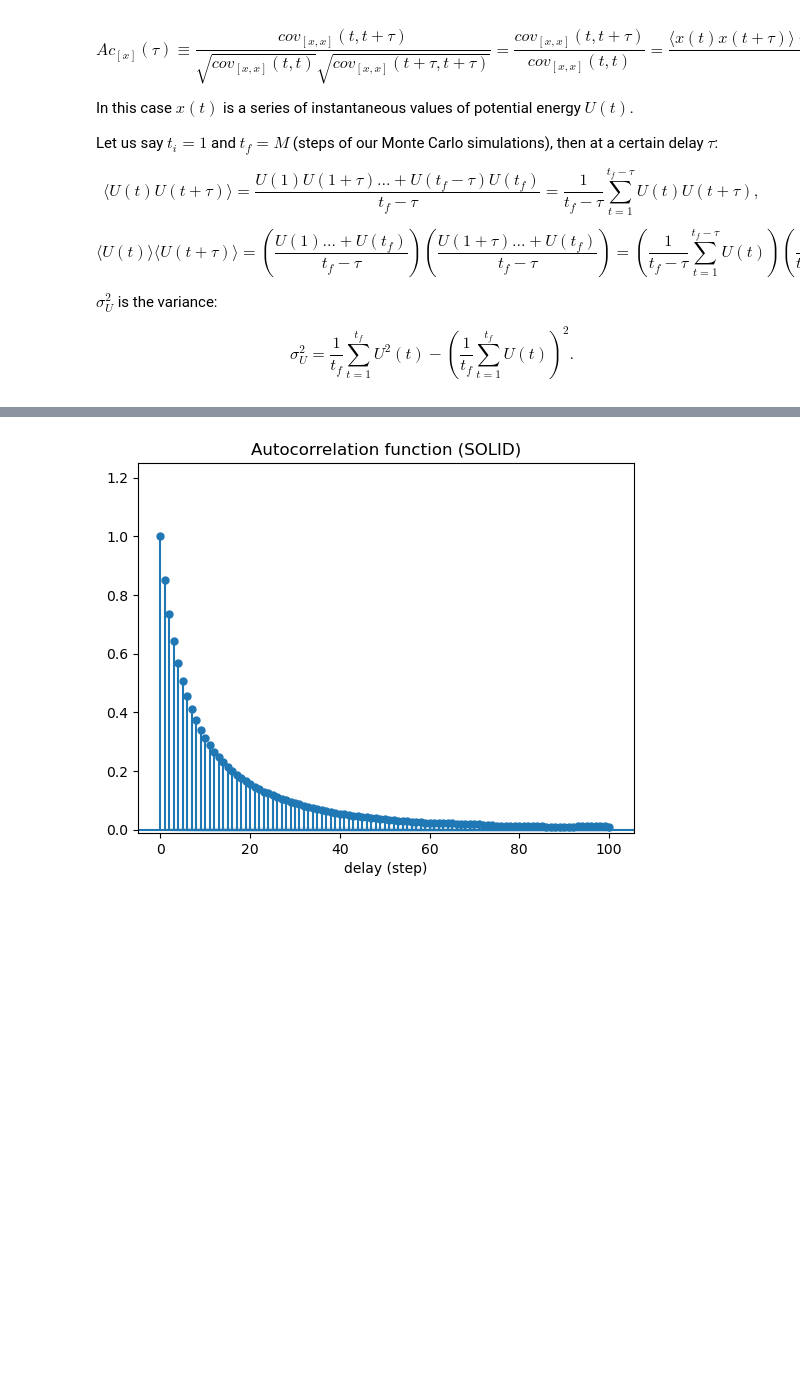
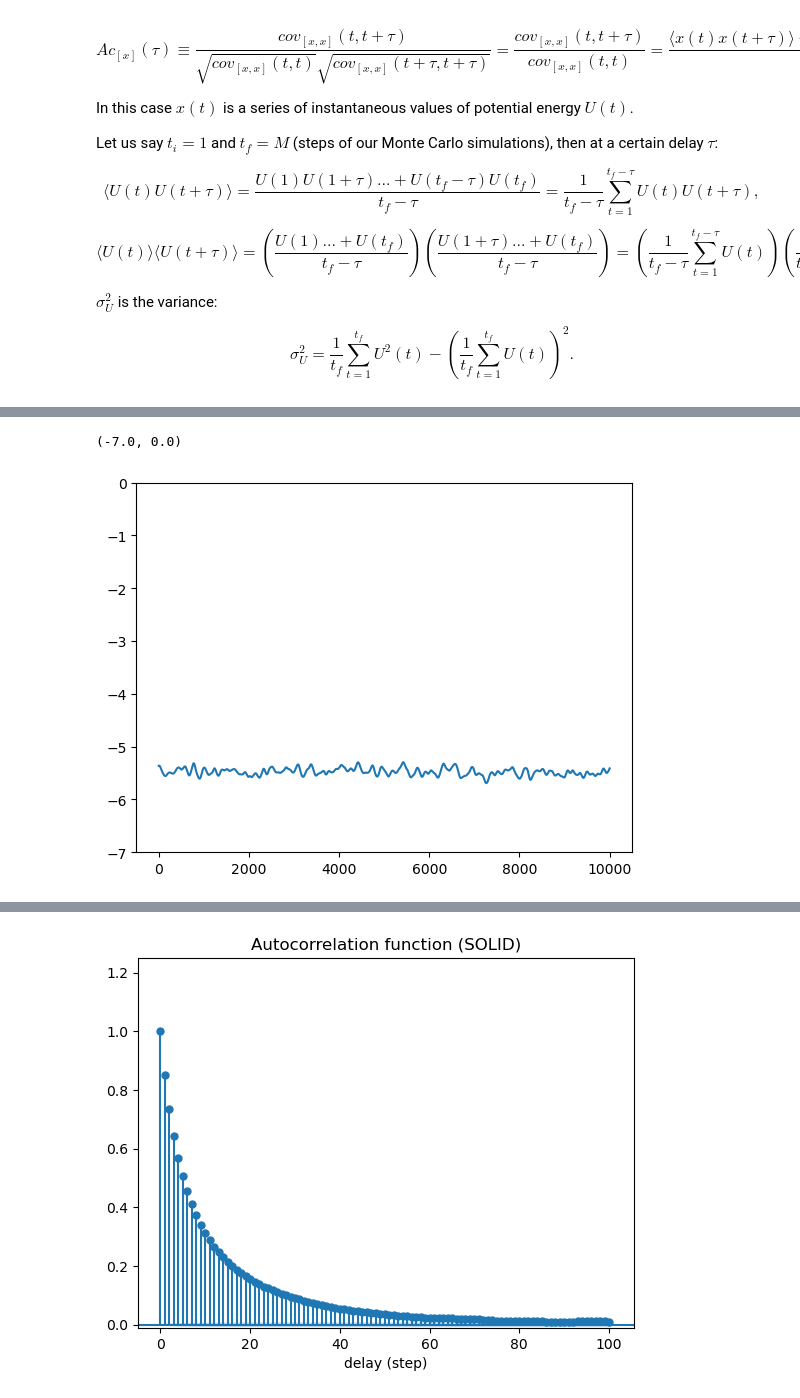
Before and after one commit to edoiannu/LSN_Exercises_Iannucci, a Jupyter notebook: Exercises_07/LSN_Exercises_07.ipynb, the cells around one changed output, grey strips where cells are left out. Drawn from its saved outputs; the diff is of its cells as text; code cells hidden in the pictures; blank space fills up the shorter version.

```diff
--- a/Exercises_07/LSN_Exercises_07.ipynb
+++ b/Exercises_07/LSN_Exercises_07.ipynb
@@ -58,0 +35,71 @@ acf_gas = sm.tsa.acf(pe_gas)
+# %%
+import numpy as np
+import matplotlib.pyplot as plt
+import csv
+
+pe_gas = []
+pe_liquid = []
+pe_solid = []
+
+with open('results/Exercise_07-2/GAS/potential_energy.dat', 'r') as file:
+    import csv
+    reader = csv.reader(file)
+    next(reader, None) # salta la prima riga
+    for list in file:
+        elements = list.split()
+        pe_gas.append(float(elements[1]))
+file.close()
+
+with open('results/Exercise_07-2/LIQUID/potential_energy.dat', 'r') as file:
+    import csv
+    reader = csv.reader(file)
+    next(reader, None) # salta la prima riga
+    for list in file:
+        elements = list.split()
+        pe_liquid.append(float(elements[1]))
+file.close()
+
+with open('results/Exercise_07-2/SOLID/potential_energy.dat', 'r') as file:
+    import csv
+    reader = csv.reader(file)
+    next(reader, None) # salta la prima riga
+    for list in file:
+        elements = list.split()
+        pe_solid.append(float(elements[1]))
+file.close()
+'''
+def autocorrelation(data,tau):
+    var = np.var(data)
+    appo1 = 0
+    appo2 = 0
+    appo3 = 0
+    for i in range(len(data)-tau):
+        appo1 += data[i] * data[i+tau]
+        appo2 += data[i]
+        appo3 += data[i+tau]
+    appo1 /= (len(data)-tau)
+    appo2 /= (len(data)-tau)
+    appo3 /= (len(data)-tau)
+    return (appo1 - appo2 * appo3)/var
+'''
+def autocorrelation(data, max_lag):
+    t_max = len(data)
+    mean = np.mean(data)
+    var = np.var(data)
+    acf = []
+
+    for t in range(max_lag):
+        cov = np.mean([data[tprime] * data[tprime + t] for tprime in range(t_max - t)]) - \
+              np.mean([data[tprime] for tprime in range(t_max - t)]) * \
+              np.mean([data[tprime + t] for tprime in range(t_max - t)])
+        acf.append(cov / var)
+
+    return np.array(acf)
+
+N = np.arange(1,len(pe_liquid)+1)
+
+plt.plot(N,pe_liquid)
+plt.ylim(-7,0)
+# %% [output]
+(-7.0, 0.0)
+[figure, added]
```
Also changed, not shown: parts of 8 cells of this notebook, 41 other files.
